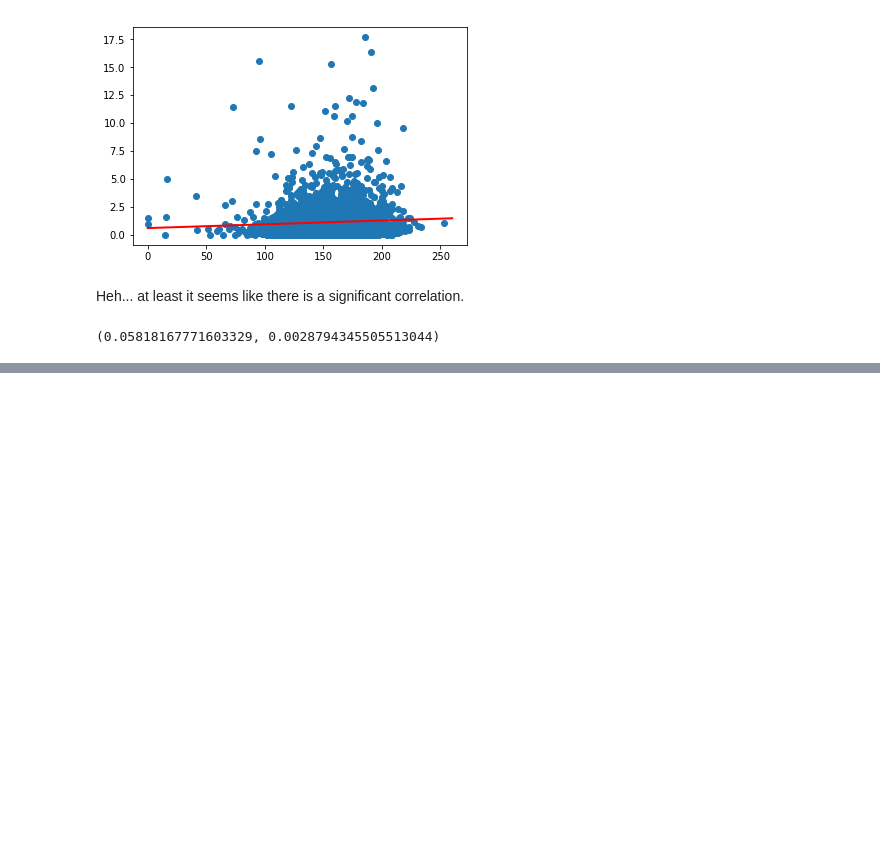
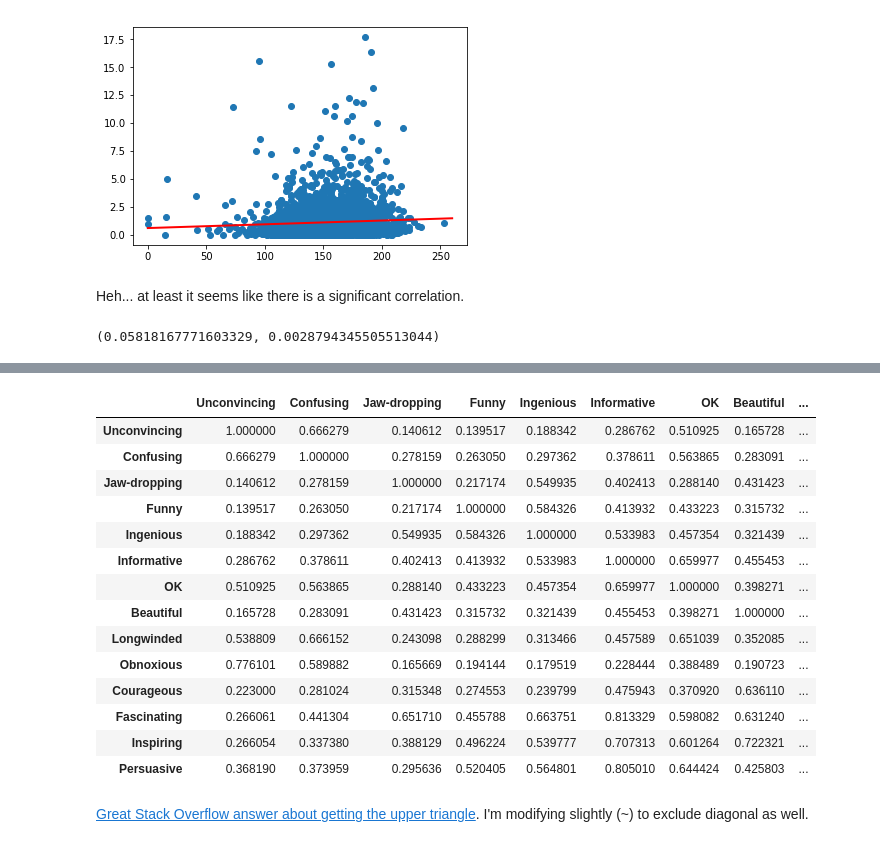
Before and after one commit to parkeraddison/ted-talks-analysis, a Jupyter notebook: basic-stats.ipynb, the cells around one changed output, grey strips where cells are left out. Cells and saved outputs as stored; diff of their text form; code cells hidden in the pictures; blank space fills up the shorter version.

Commit message:
Looked at correlations between rankings.

```diff
--- a/basic-stats.ipynb
+++ b/basic-stats.ipynb
@@ -282,0 +289,3 @@ pearsonr(words_per_min, confusing_rankings_percent)
+# %%
+first_rankings = set(rating['name'] for rating in talks[0]['categories'])
+first_rankings
@@ -282,0 +315,4 @@ pearsonr(words_per_min, confusing_rankings_percent)
+# %%
+# Creating table of just rankings (cols = category name, rows = talks, vals = votes)
+rankings = pd.DataFrame(columns=first_rankings)
+rankings
@@ -282,0 +321,7 @@ pearsonr(words_per_min, confusing_rankings_percent)
+# %%
+for talk in talks:
+    categs = talk['categories']
+    row_to_add = {}
+    for categ in categs:
+        row_to_add[categ['name']] = categ['count']
+    rankings = rankings.append(row_to_add, ignore_index=True)
@@ -282,0 +363,23 @@ pearsonr(words_per_min, confusing_rankings_percent)
+# %%
+rankings = rankings.astype(int)
+# %%
+ranking_corrs = rankings.corr()
+ranking_corrs
+# %% [output]
+|  | Unconvincing | Confusing | Jaw-dropping | Funny | Ingenious | Informative | OK | Beautiful | ... |
+| Unconvincing | 1.000000 | 0.666279 | 0.140612 | 0.139517 | 0.188342 | 0.286762 | 0.510925 | 0.165728 | ... |
+| Confusing | 0.666279 | 1.000000 | 0.278159 | 0.263050 | 0.297362 | 0.378611 | 0.563865 | 0.283091 | ... |
+| Jaw-dropping | 0.140612 | 0.278159 | 1.000000 | 0.217174 | 0.549935 | 0.402413 | 0.288140 | 0.431423 | ... |
+| Funny | 0.139517 | 0.263050 | 0.217174 | 1.000000 | 0.584326 | 0.413932 | 0.433223 | 0.315732 | ... |
+| Ingenious | 0.188342 | 0.297362 | 0.549935 | 0.584326 | 1.000000 | 0.533983 | 0.457354 | 0.321439 | ... |
+| Informative | 0.286762 | 0.378611 | 0.402413 | 0.413932 | 0.533983 | 1.000000 | 0.659977 | 0.455453 | ... |
+| OK | 0.510925 | 0.563865 | 0.288140 | 0.433223 | 0.457354 | 0.659977 | 1.000000 | 0.398271 | ... |
+| Beautiful | 0.165728 | 0.283091 | 0.431423 | 0.315732 | 0.321439 | 0.455453 | 0.398271 | 1.000000 | ... |
+| Longwinded | 0.538809 | 0.666152 | 0.243098 | 0.288299 | 0.313466 | 0.457589 | 0.651039 | 0.352085 | ... |
+| Obnoxious | 0.776101 | 0.589882 | 0.165669 | 0.194144 | 0.179519 | 0.228444 | 0.388489 | 0.190723 | ... |
+| Courageous | 0.223000 | 0.281024 | 0.315348 | 0.274553 | 0.239799 | 0.475943 | 0.370920 | 0.636110 | ... |
+| Fascinating | 0.266061 | 0.441304 | 0.651710 | 0.455788 | 0.663751 | 0.813329 | 0.598082 | 0.631240 | ... |
+| Inspiring | 0.266054 | 0.337380 | 0.388129 | 0.496224 | 0.539777 | 0.707313 | 0.601264 | 0.722321 | ... |
+| Persuasive | 0.368190 | 0.373959 | 0.295636 | 0.520405 | 0.564801 | 0.805010 | 0.644424 | 0.425803 | ... |
+# %% [markdown]
+[Great Stack Overflow answer about getting the upper triangle](https://stackoverflow.com/questions/34417685/melt-the-upper-triangular-matrix-of-a-pandas-dataframe).  I'm modifying slightly (~) to exclude diagonal as well.
```
Also changed, not shown: parts of 21 cells of this notebook.
